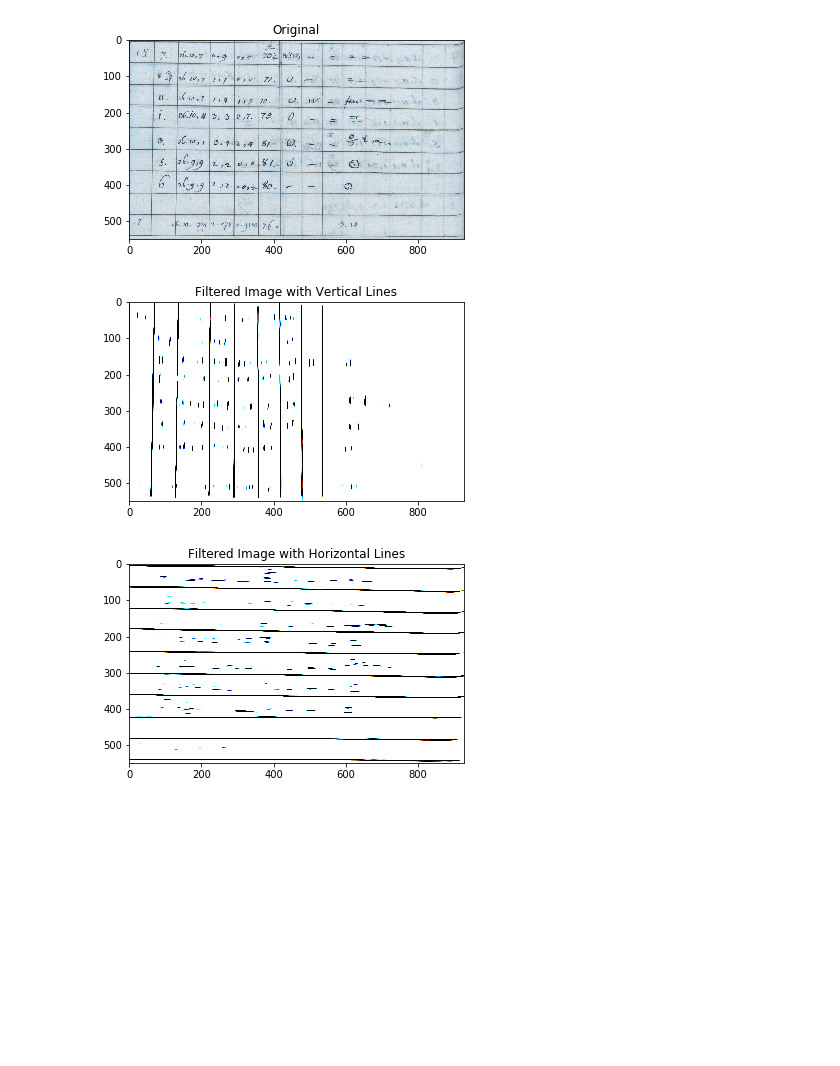
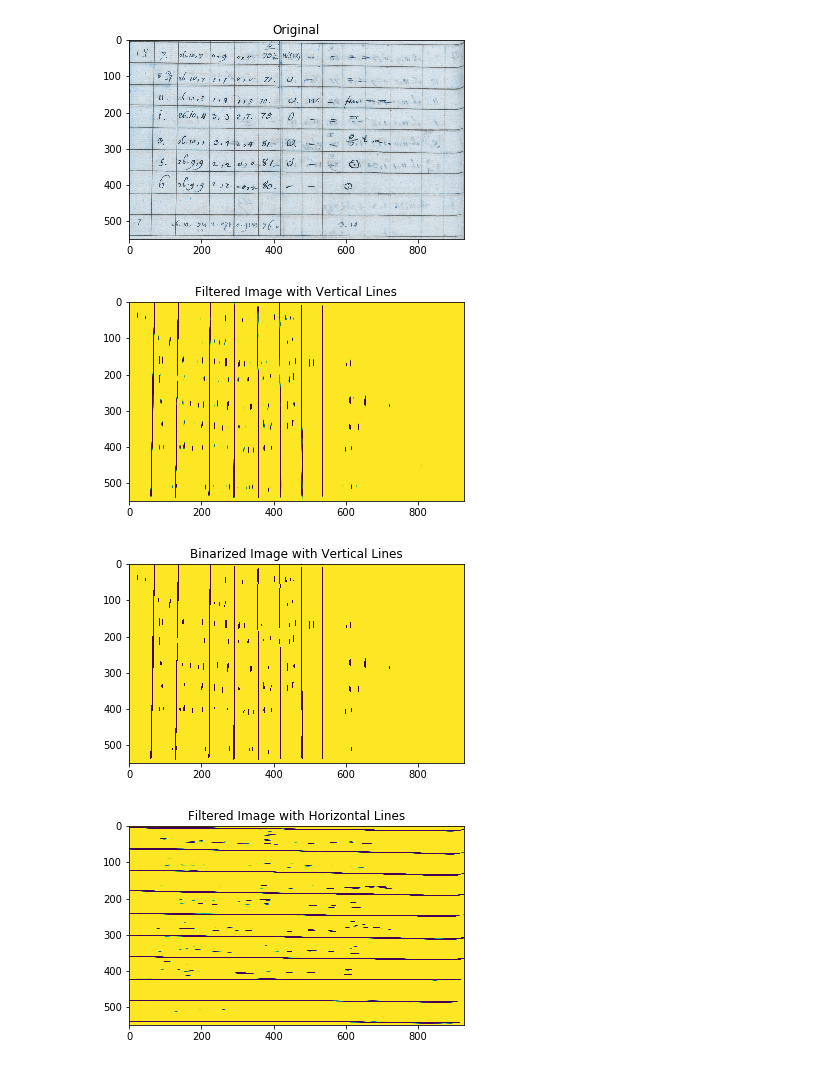
Before and after one commit to CrazyCrud/table-recognition-for-historical-handwritten-documents, a Jupyter notebook: work/Table Recognition.ipynb, the cells around one changed output. Saved outputs shown, nothing was run; the diff lists cells and outputs as text; code cells hidden in the pictures; blank space fills up the shorter version.

```diff
--- a/work/Table Recognition.ipynb
+++ b/work/Table Recognition.ipynb
@@ -10,33 +10,47 @@ def _get_kernel(theta) -> float:
     return cv2.getGaborKernel((ksize, ksize), 4.0, theta, 10.0, 0.5, 0, ktype=cv2.CV_32F)
 
 
 def filter_image(img, theta=np.pi):
     kernel = _get_kernel(theta)
-    return cv2.filter2D(img, cv2.CV_8UC3, kernel)
+    img_filtered = cv2.filter2D(img, cv2.CV_8UC3, kernel)
+    return cv2.cvtColor(img_filtered, cv2.COLOR_BGR2GRAY)
 
 
 def load_image(path: str):
     return cv2.imread(path)
+
+
+def binarize_image(img):
+    ret, img_binarized = cv2.threshold(img, 0, 255, cv2.THRESH_OTSU)
+    return img_binarized
 
 
 def show_image(img, title="") -> None:
     plt.imshow(img)
     plt.title(title)
     plt.show()
 
 
 def run():
     img = load_image('./assets/scan--no-borders.png')
     show_image(img, "Original")
 
     img_filtered = filter_image(img, theta=np.pi)
     show_image(img_filtered, "Filtered Image with Vertical Lines")
 
+    img_binarized = binarize_image(img_filtered.copy())
+    show_image(img_binarized, "Binarized Image with Vertical Lines")
+
     img_filtered = filter_image(img, theta=np.pi/2)
     show_image(img_filtered, "Filtered Image with Horizontal Lines")
 
+    img_binarized = binarize_image(img_filtered.copy())
+    show_image(img_binarized, "Binarized Image with Horizontal Lines")
+
+
 run()
 # %% [output]
 [figure]
-[figure, old version]
+[figure, new version]
-[figure, old version]
+[figure, new version]
+[figure, added]
```
Also changed, not shown: parts of 1 cell of this notebook, 2 other files.
